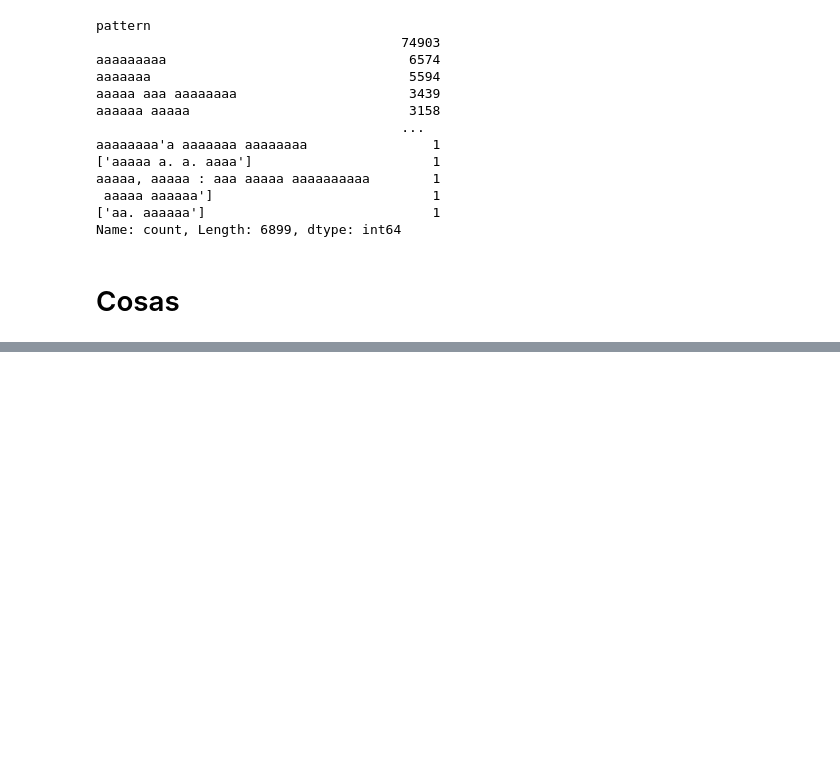
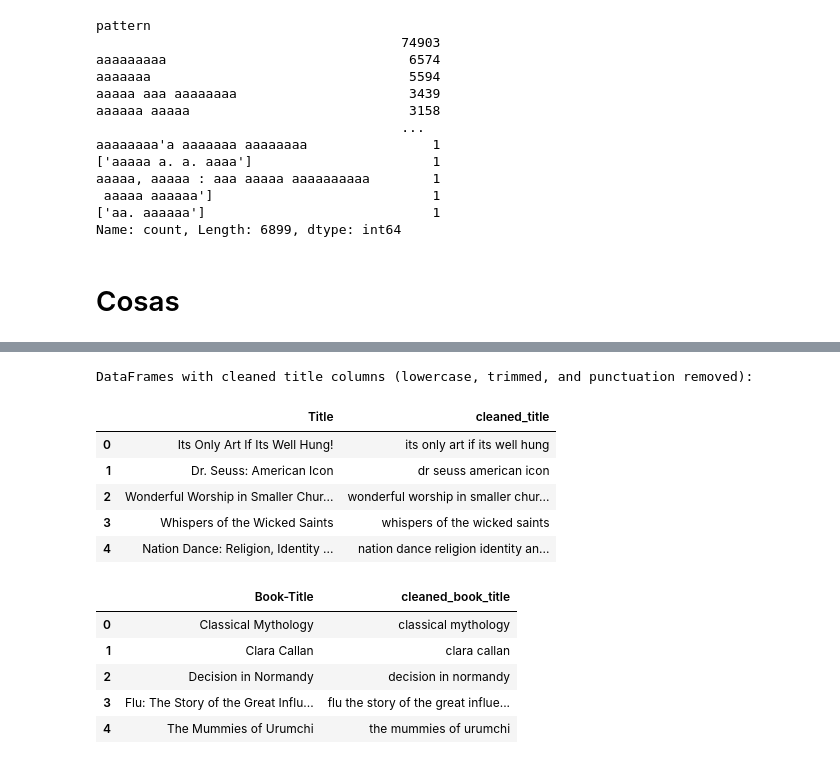
Before and after one commit to NicolasDeHorta/calidad_datos, a Jupyter notebook: nico_eda.ipynb, the cells around one changed output, grey strips where cells are left out. Saved outputs shown, nothing was run; the diff lists cells and outputs as text; code cells hidden in the pictures; blank space fills up the shorter version.

```diff
--- a/nico_eda.ipynb
+++ b/nico_eda.ipynb
@@ -845,0 +951,32 @@ df.to_csv("L1-books_magic.csv", index=False)
+# %%
+import string
+
+# Function to remove punctuation and special characters
+def remove_punctuation(text):
+    if isinstance(text, str):
+        return text.translate(str.maketrans('', '', string.punctuation))
+    return text
+
+# Clean 'Title' in df_l1
+df['cleaned_title'] = df['Title'].str.lower().str.strip().apply(remove_punctuation)
+
+# Clean 'Book-Title' in df_l2
+df_l2['cleaned_book_title'] = df_l2['Book-Title'].str.lower().str.strip().apply(remove_punctuation)
+
+print("DataFrames with cleaned title columns (lowercase, trimmed, and punctuation removed):")
+display(df[['Title', 'cleaned_title']].head())
+display(df_l2[['Book-Title', 'cleaned_book_title']].head())
+# %% [output]
+DataFrames with cleaned title columns (lowercase, trimmed, and punctuation removed):
+|  | Title | cleaned_title |
+| 0 | Its Only Art If Its Well Hung! | its only art if its well hung |
+| 1 | Dr. Seuss: American Icon | dr seuss american icon |
+| 2 | Wonderful Worship in Smaller Chur... | wonderful worship in smaller chur... |
+| 3 | Whispers of the Wicked Saints | whispers of the wicked saints |
+| 4 | Nation Dance: Religion, Identity ... | nation dance religion identity an... |
+|  | Book-Title | cleaned_book_title |
+| 0 | Classical Mythology | classical mythology |
+| 1 | Clara Callan | clara callan |
+| 2 | Decision in Normandy | decision in normandy |
+| 3 | Flu: The Story of the Great Influ... | flu the story of the great influe... |
+| 4 | The Mummies of Urumchi | the mummies of urumchi |
```
Also changed, not shown: parts of 5 cells of this notebook.
